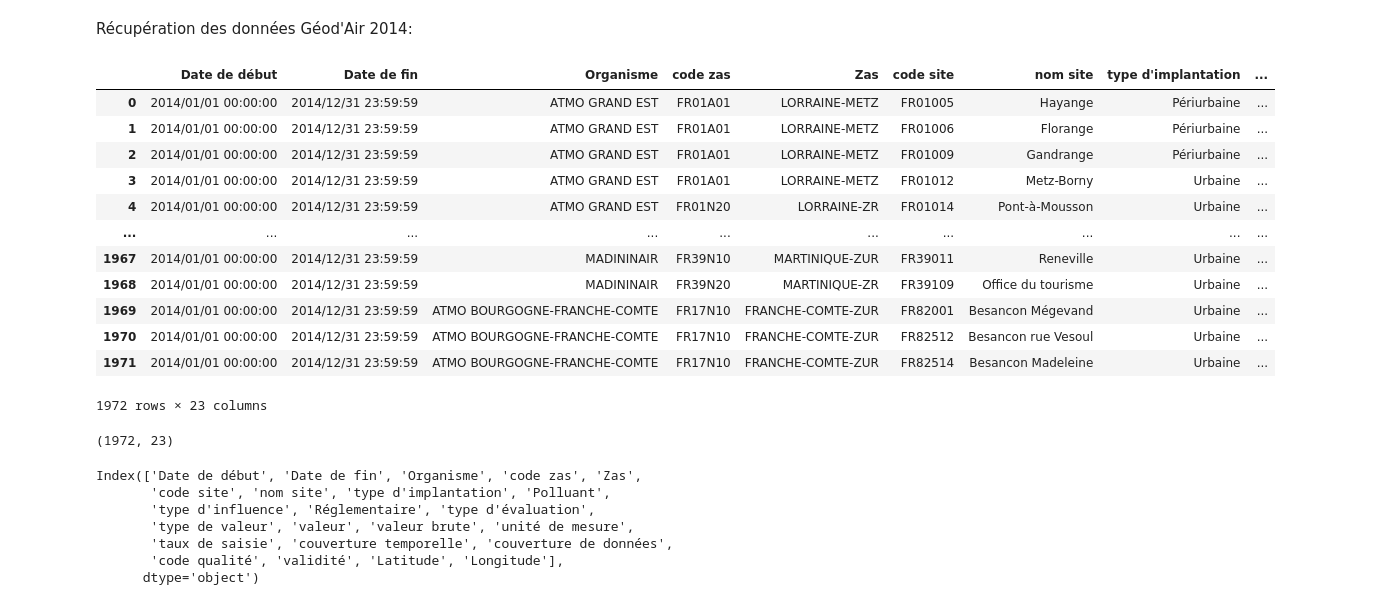
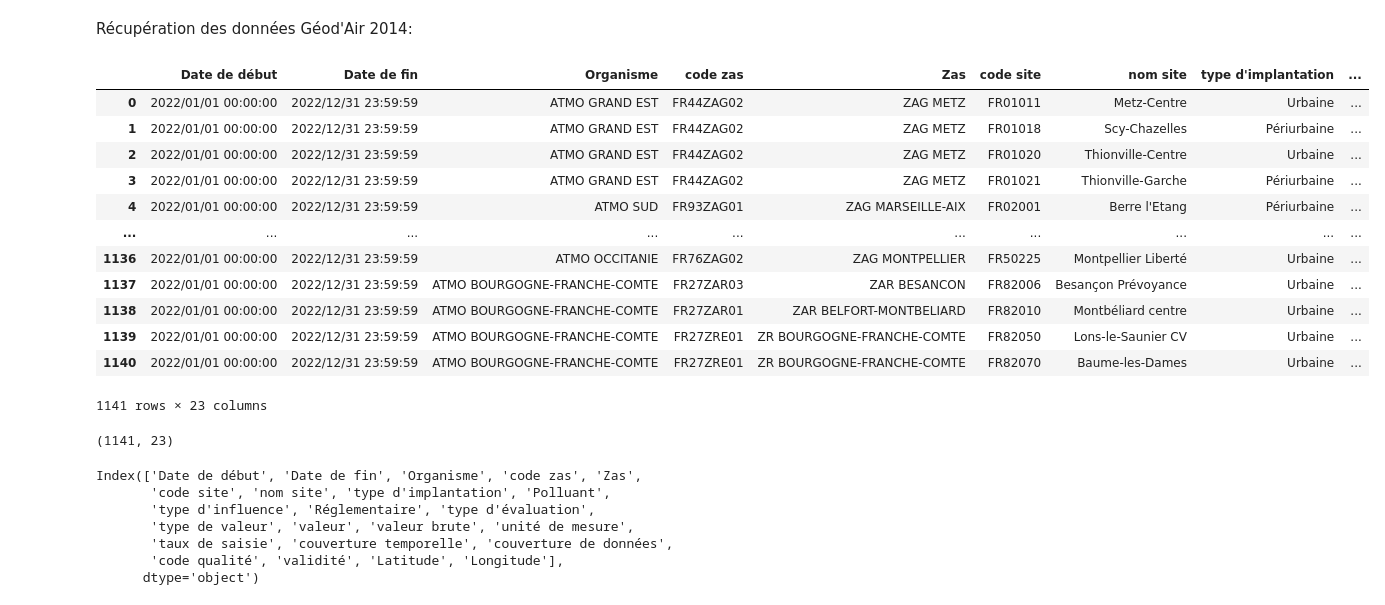
Before and after one commit to TheoSan75/Projet_Python_ENSAE_2A, a Jupyter notebook: projet.ipynb, the cells around one changed output. Saved outputs shown, nothing was run; the diff lists cells and outputs as text; code cells hidden in the pictures.

Commit message:
Villes geodair 2022 - progress

```diff
--- a/projet.ipynb
+++ b/projet.ipynb
@@ -24,24 +24,24 @@ import pandas as pd
 # %% [markdown]
 Récupération des données Géod'Air 2014:
 # %%
-geodair_2014 = pd.read_csv("data/Export Moy. annuelle - 20251017113831 - 2014-01-01 00_00 - 2014-12-31 23_00.csv", sep=";")
-geodair_2014
+geodair = pd.read_csv("data/raw_data/Export Moy. annuelle - 20251120135910 - 2022-01-01 00_00 - 2022-12-31 23_00.csv", sep=";")
+geodair
 # %% [output]
 |  | Date de début | Date de fin | Organisme | code zas | Zas | code site | nom site | type d'implantation | ... |
-| 0 | 2014/01/01 00:00:00 | 2014/12/31 23:59:59 | ATMO GRAND EST | FR01A01 | LORRAINE-METZ | FR01005 | Hayange | Périurbaine | ... |
-| 1 | 2014/01/01 00:00:00 | 2014/12/31 23:59:59 | ATMO GRAND EST | FR01A01 | LORRAINE-METZ | FR01006 | Florange | Périurbaine | ... |
-| 2 | 2014/01/01 00:00:00 | 2014/12/31 23:59:59 | ATMO GRAND EST | FR01A01 | LORRAINE-METZ | FR01009 | Gandrange | Périurbaine | ... |
-| 3 | 2014/01/01 00:00:00 | 2014/12/31 23:59:59 | ATMO GRAND EST | FR01A01 | LORRAINE-METZ | FR01012 | Metz-Borny | Urbaine | ... |
-| 4 | 2014/01/01 00:00:00 | 2014/12/31 23:59:59 | ATMO GRAND EST | FR01N20 | LORRAINE-ZR | FR01014 | Pont-à-Mousson | Urbaine | ... |
+| 0 | 2022/01/01 00:00:00 | 2022/12/31 23:59:59 | ATMO GRAND EST | FR44ZAG02 | ZAG METZ | FR01011 | Metz-Centre | Urbaine | ... |
+| 1 | 2022/01/01 00:00:00 | 2022/12/31 23:59:59 | ATMO GRAND EST | FR44ZAG02 | ZAG METZ | FR01018 | Scy-Chazelles | Périurbaine | ... |
+| 2 | 2022/01/01 00:00:00 | 2022/12/31 23:59:59 | ATMO GRAND EST | FR44ZAG02 | ZAG METZ | FR01020 | Thionville-Centre | Urbaine | ... |
+| 3 | 2022/01/01 00:00:00 | 2022/12/31 23:59:59 | ATMO GRAND EST | FR44ZAG02 | ZAG METZ | FR01021 | Thionville-Garche | Périurbaine | ... |
+| 4 | 2022/01/01 00:00:00 | 2022/12/31 23:59:59 | ATMO SUD | FR93ZAG01 | ZAG MARSEILLE-AIX | FR02001 | Berre l'Etang | Périurbaine | ... |
 | ... | ... | ... | ... | ... | ... | ... | ... | ... | ... |
-| 1967 | 2014/01/01 00:00:00 | 2014/12/31 23:59:59 | MADININAIR | FR39N10 | MARTINIQUE-ZUR | FR39011 | Reneville | Urbaine | ... |
-| 1968 | 2014/01/01 00:00:00 | 2014/12/31 23:59:59 | MADININAIR | FR39N20 | MARTINIQUE-ZR | FR39109 | Office du tourisme | Urbaine | ... |
-| 1969 | 2014/01/01 00:00:00 | 2014/12/31 23:59:59 | ATMO BOURGOGNE-FRANCHE-COMTE | FR17N10 | FRANCHE-COMTE-ZUR | FR82001 | Besancon Mégevand | Urbaine | ... |
-| 1970 | 2014/01/01 00:00:00 | 2014/12/31 23:59:59 | ATMO BOURGOGNE-FRANCHE-COMTE | FR17N10 | FRANCHE-COMTE-ZUR | FR82512 | Besancon rue Vesoul | Urbaine | ... |
-| 1971 | 2014/01/01 00:00:00 | 2014/12/31 23:59:59 | ATMO BOURGOGNE-FRANCHE-COMTE | FR17N10 | FRANCHE-COMTE-ZUR | FR82514 | Besancon Madeleine | Urbaine | ... |
+| 1136 | 2022/01/01 00:00:00 | 2022/12/31 23:59:59 | ATMO OCCITANIE | FR76ZAG02 | ZAG MONTPELLIER | FR50225 | Montpellier Liberté | Urbaine | ... |
+| 1137 | 2022/01/01 00:00:00 | 2022/12/31 23:59:59 | ATMO BOURGOGNE-FRANCHE-COMTE | FR27ZAR03 | ZAR BESANCON | FR82006 | Besançon Prévoyance | Urbaine | ... |
+| 1138 | 2022/01/01 00:00:00 | 2022/12/31 23:59:59 | ATMO BOURGOGNE-FRANCHE-COMTE | FR27ZAR01 | ZAR BELFORT-MONTBELIARD | FR82010 | Montbéliard centre | Urbaine | ... |
+| 1139 | 2022/01/01 00:00:00 | 2022/12/31 23:59:59 | ATMO BOURGOGNE-FRANCHE-COMTE | FR27ZRE01 | ZR BOURGOGNE-FRANCHE-COMTE | FR82050 | Lons-le-Saunier CV | Urbaine | ... |
+| 1140 | 2022/01/01 00:00:00 | 2022/12/31 23:59:59 | ATMO BOURGOGNE-FRANCHE-COMTE | FR27ZRE01 | ZR BOURGOGNE-FRANCHE-COMTE | FR82070 | Baume-les-Dames | Urbaine | ... |
-1972 rows × 23 columns
+1141 rows × 23 columns
 # %%
-geodair_2014.shape
+geodair.shape
 # %% [output]
-(1972, 23)
+(1141, 23)
 # %%
```
Also changed, not shown: parts of 7 cells of this notebook.
